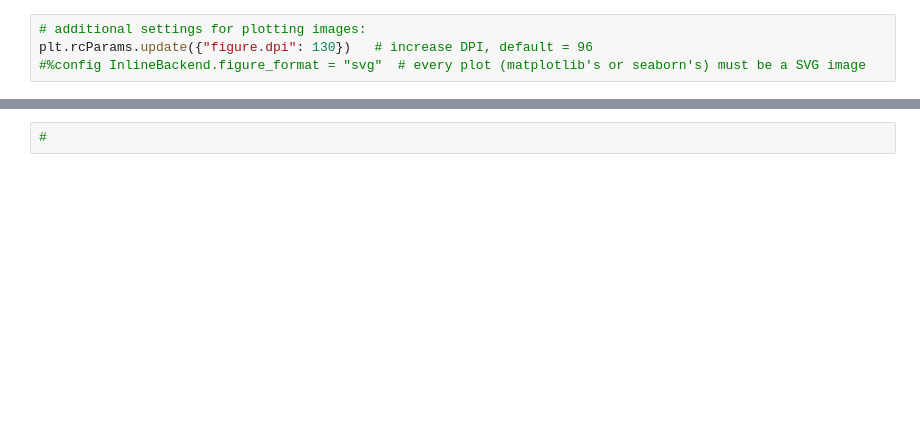
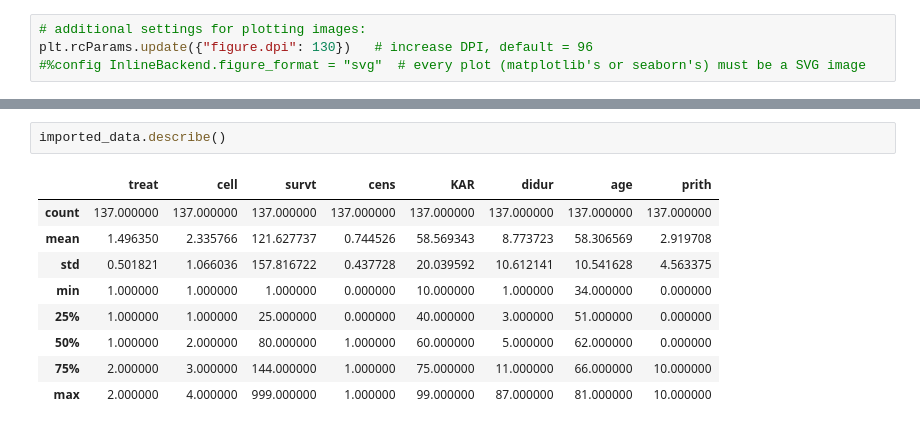
Before and after one commit to aleksejalex/ske_assignment, a Jupyter notebook: SKE_AG_protokol.ipynb, the cells around one changed output, grey strips where cells are left out. Drawn from its saved outputs; the diff is of its cells as text; blank space fills up the shorter version.

```diff
--- a/SKE_AG_protokol.ipynb
+++ b/SKE_AG_protokol.ipynb
@@ -42,2 +59,12 @@ imported_data
-# %%
-#
+# %%
+imported_data.describe()
+# %% [output]
+|  | treat | cell | survt | cens | KAR | didur | age | prith |
+| count | 137.000000 | 137.000000 | 137.000000 | 137.000000 | 137.000000 | 137.000000 | 137.000000 | 137.000000 |
+| mean | 1.496350 | 2.335766 | 121.627737 | 0.744526 | 58.569343 | 8.773723 | 58.306569 | 2.919708 |
+| std | 0.501821 | 1.066036 | 157.816722 | 0.437728 | 20.039592 | 10.612141 | 10.541628 | 4.563375 |
+| min | 1.000000 | 1.000000 | 1.000000 | 0.000000 | 10.000000 | 1.000000 | 34.000000 | 0.000000 |
+| 25% | 1.000000 | 1.000000 | 25.000000 | 0.000000 | 40.000000 | 3.000000 | 51.000000 | 0.000000 |
+| 50% | 1.000000 | 2.000000 | 80.000000 | 1.000000 | 60.000000 | 5.000000 | 62.000000 | 0.000000 |
+| 75% | 2.000000 | 3.000000 | 144.000000 | 1.000000 | 75.000000 | 11.000000 | 66.000000 | 10.000000 |
+| max | 2.000000 | 4.000000 | 999.000000 | 1.000000 | 99.000000 | 87.000000 | 81.000000 | 10.000000 |
```
Also changed, not shown: parts of 4 cells of this notebook.
